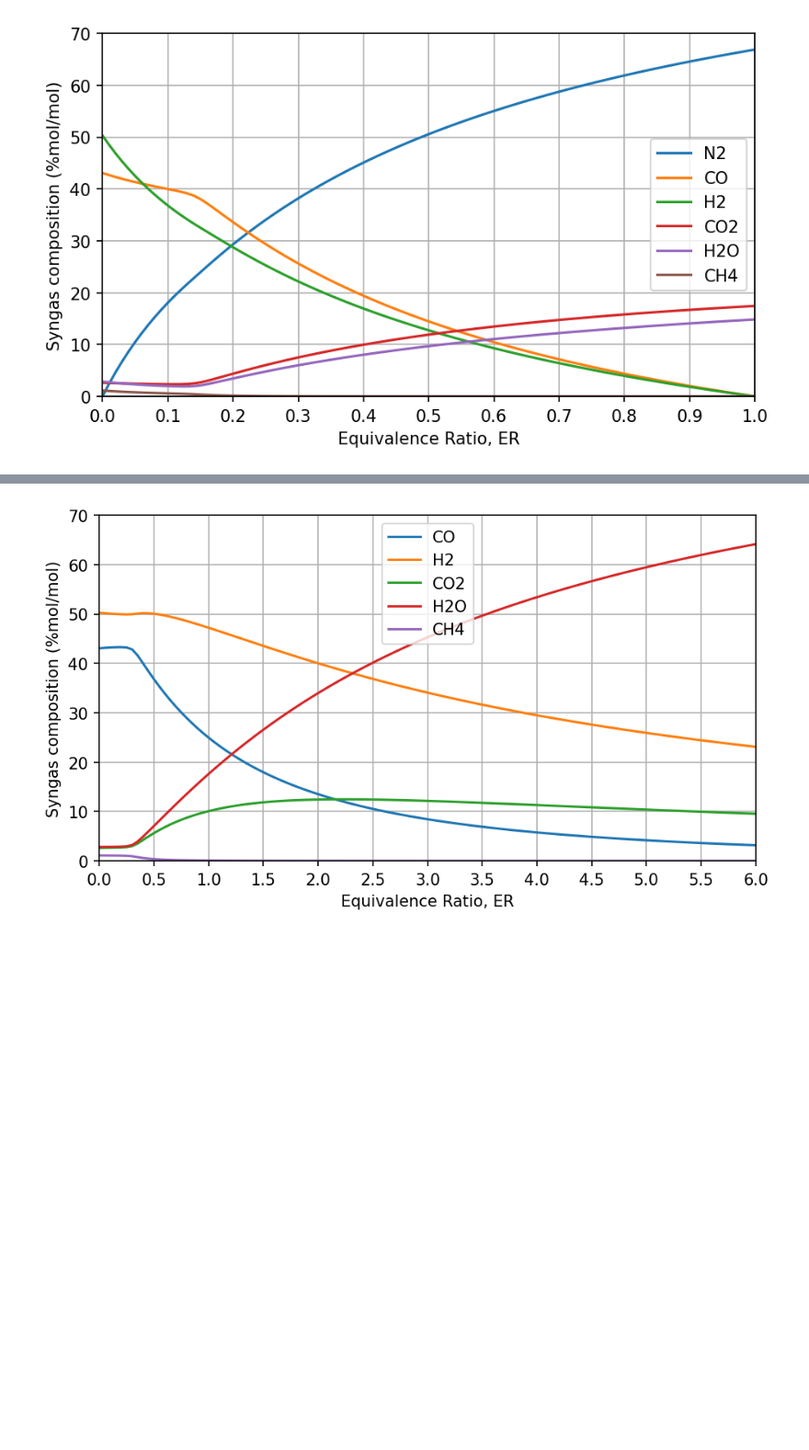
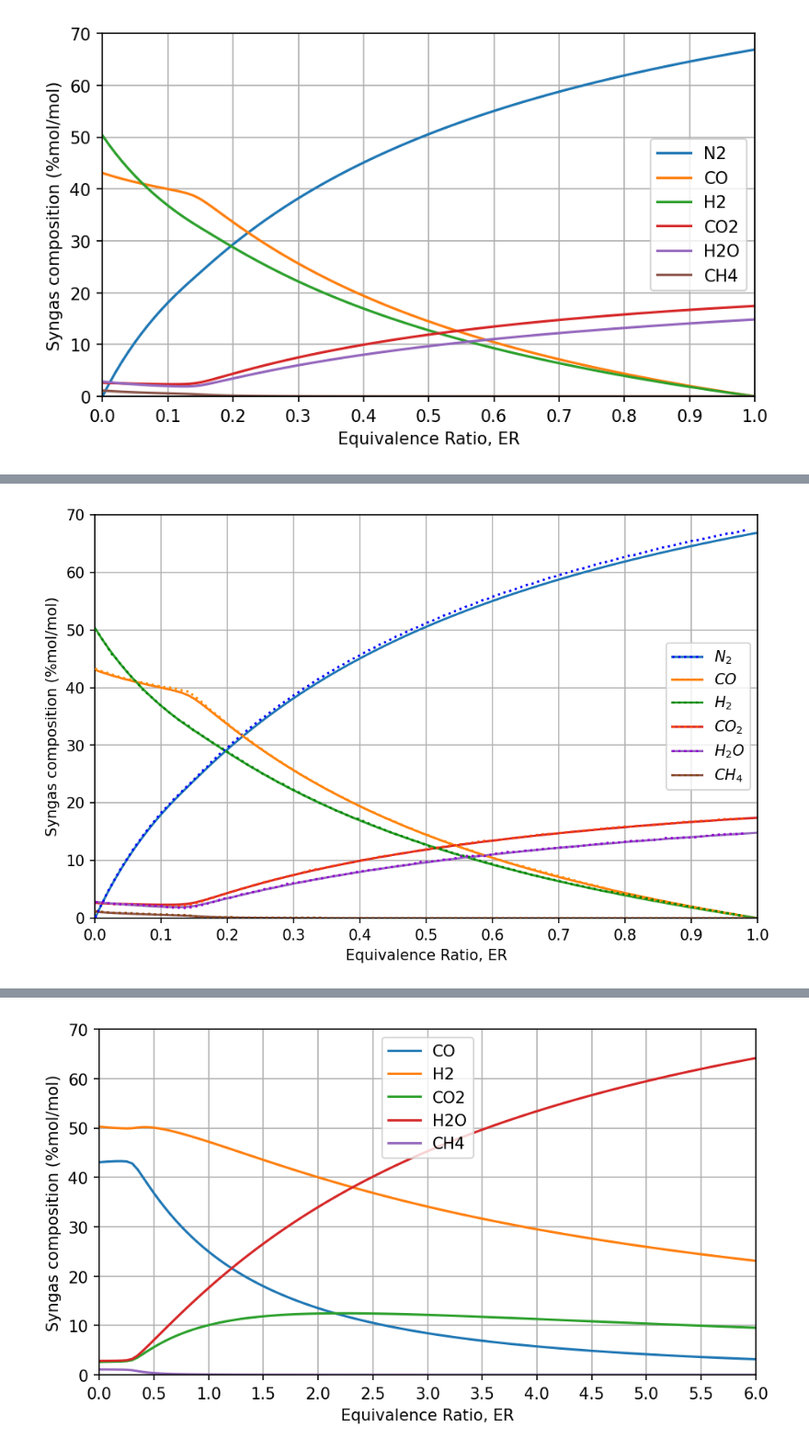
Before and after one commit to jubaldi/gasification, a Jupyter notebook: baratieri.ipynb, the cells around one changed output, grey strips where cells are left out. Shown at 92% size. Drawn from its saved outputs; the diff is of its cells as text; code cells hidden in the pictures; blank space fills up the shorter version.

```diff
--- a/baratieri.ipynb
+++ b/baratieri.ipynb
@@ -75,0 +81,27 @@ plt.show()
+# %%
+colors1 = ['tab:blue', 'tab:orange', 'tab:green', 'tab:red', 'tab:purple', 'tab:brown']
+colors2 = ['blue', 'darkorange', 'green', 'orangered', 'darkviolet', 'saddlebrown']
+fig2, ax1 = plt.subplots(figsize=(8,5), dpi=150)
+m1, = ax1.plot(ERs, [100*out.get_syngas_fraction('N2', water=True, nitrogen=True) for out in OUT1], zorder=2, color=colors1[0])
+m2, = ax1.plot(ERs, [100*out.get_syngas_fraction('CO', water=True, nitrogen=True) for out in OUT1], zorder=2, color=colors1[1])
+m3, = ax1.plot(ERs, [100*out.get_syngas_fraction('H2', water=True, nitrogen=True) for out in OUT1], zorder=2, color=colors1[2])
+m4, = ax1.plot(ERs, [100*out.get_syngas_fraction('CO2', water=True, nitrogen=True) for out in OUT1], zorder=2, color=colors1[3])
+m5, = ax1.plot(ERs, [100*out.get_syngas_fraction('H2O', water=True, nitrogen=True) for out in OUT1], zorder=2, color=colors1[4])
+m6, = ax1.plot(ERs, [100*out.get_syngas_fraction('CH4', water=True, nitrogen=True) for out in OUT1], zorder=2, color=colors1[5])
+n1, = ax1.plot(baratieri_graph1['ER1'], baratieri_graph1['N2'], linestyle=':',zorder=3, color=colors2[0])
+n2, = ax1.plot(baratieri_graph1['ER2'], baratieri_graph1['CO'], linestyle=':', zorder=3, color=colors2[1])
+n3, = ax1.plot(baratieri_graph1['ER3'], baratieri_graph1['H2'], linestyle=':', zorder=3, color=colors2[2])
+n4, = ax1.plot(baratieri_graph1['ER4'], baratieri_graph1['CO2'], linestyle=':', zorder=3, color=colors2[3])
+n5, = ax1.plot(baratieri_graph1['ER5'], baratieri_graph1['H2O'], linestyle=':', zorder=3, color=colors2[4])
+n6, = ax1.plot(baratieri_graph1['ER6'], baratieri_graph1['CH4'], linestyle=':', zorder=3, color=colors2[5])
+plt.xlim(0, 1)
+plt.ylim(0, 70)
+plt.xticks(np.arange(ERs[0], ERs[-1]+1E-9, 0.1))
+l = ax1.legend([(m1, n1),(m2, n2),(m3,n3),(m4,n4),(m5,n5),(m6,n6)], ['$N_2$', '$CO$', '$H_2$', '$CO_2$', '$H_2O$', '$CH_4$'])
+plt.xlabel('Equivalence Ratio, ER')
+plt.ylabel('Syngas composition (%mol/mol)')
+ax1.grid()
+plt.savefig('figures/baratieri1.png')
+plt.show()
+# %% [output]
+[figure, added]
```
Also changed, not shown: parts of 10 cells of this notebook, 17 other files.
